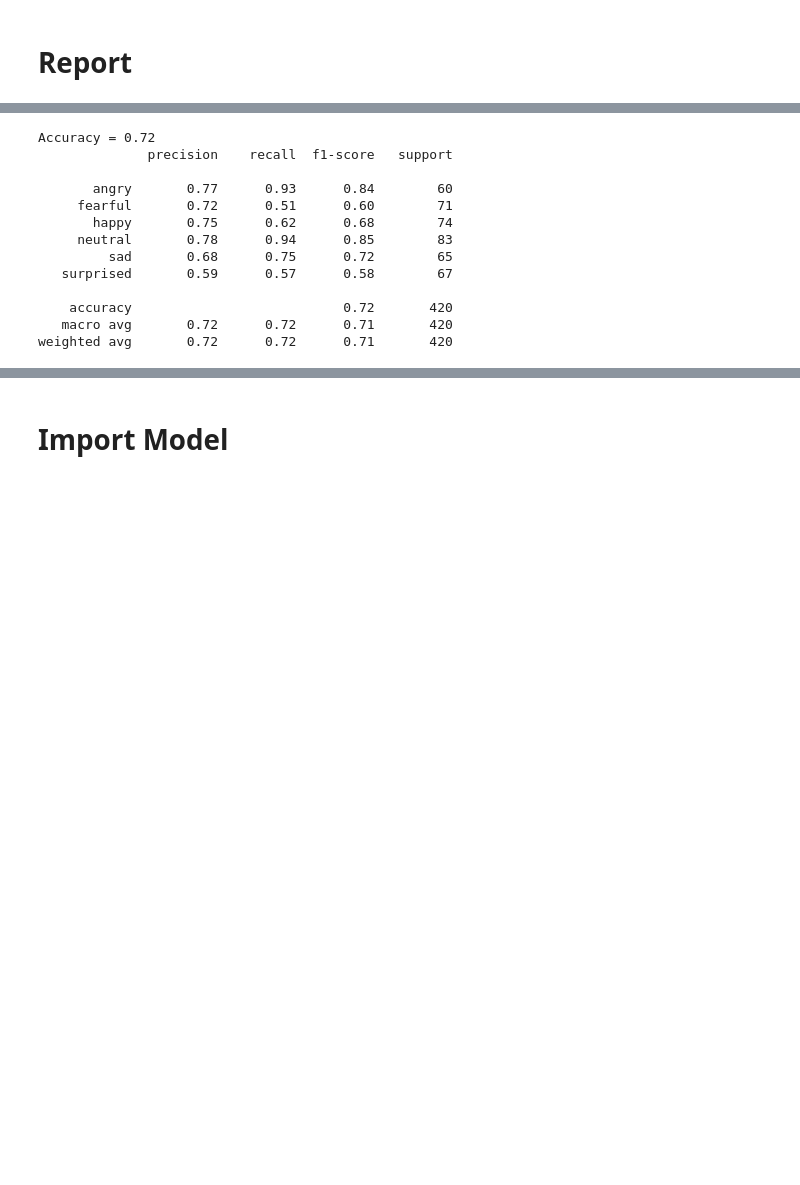
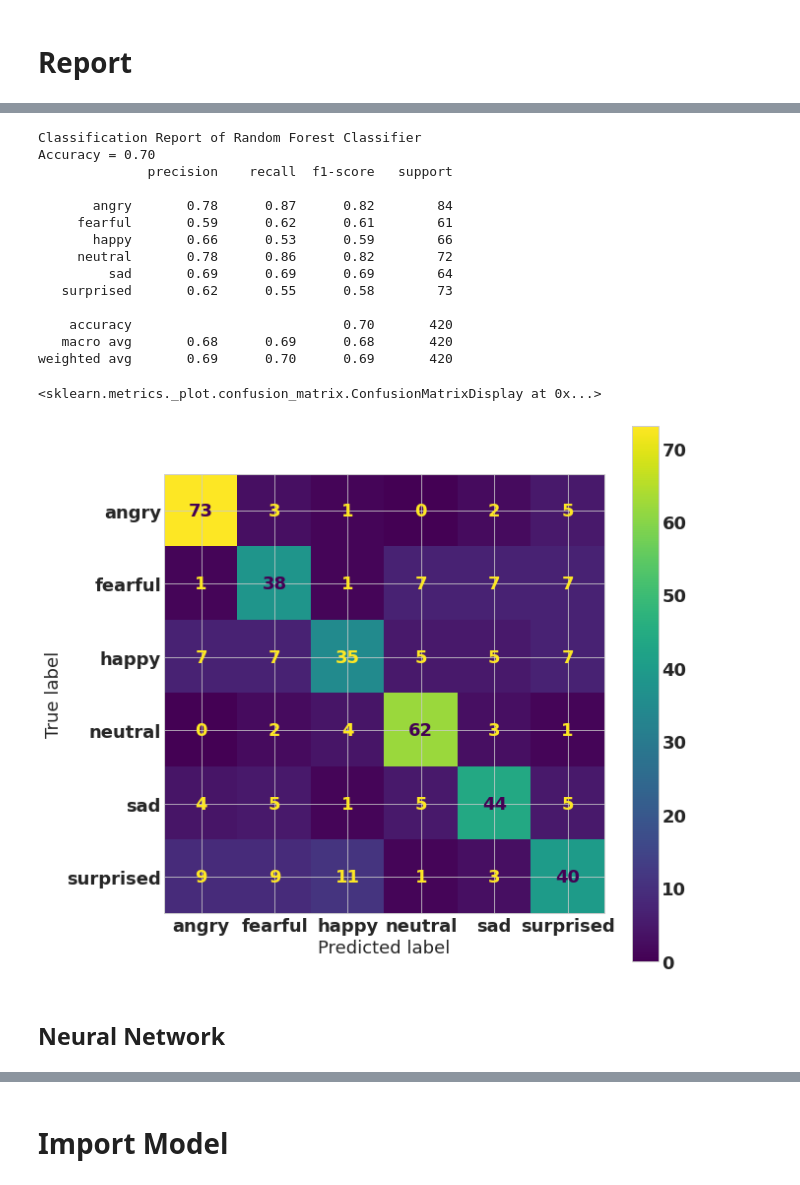
Before and after one commit to 2black0/sound-emotion-recognition-javanese, a Jupyter notebook: penelitian_kln_2021_ser_beais_github.ipynb, the cells around one changed output, grey strips where cells are left out. Saved outputs shown, nothing was run; the diff lists cells and outputs as text; code cells hidden in the pictures; blank space fills up the shorter version.

```diff
--- a/penelitian_kln_2021_ser_beais_github.ipynb
+++ b/penelitian_kln_2021_ser_beais_github.ipynb
@@ -478,19 +405,34 @@ weighted avg       0.70      0.71      0.70       420
 # %%
 #cetak precision, recall, f1-score, dan support dari Random Forest Classifier
-print("Accuracy = %0.2f" % accuracy_score(y_tests, y_pred[2]))
-print(classification_report(y_tests, y_pred[2]))
+y_pred=classifiers[2].predict(x_tests)
+
+print("Classification Report of Random Forest Classifier")
+print("Accuracy = %0.2f" % accuracy_score(y_tests, y_pred))
+print(classification_report(y_tests, y_pred))
 # %% [output]
-Accuracy = 0.72
+Classification Report of Random Forest Classifier
+Accuracy = 0.70
               precision    recall  f1-score   support
 
-       angry       0.77      0.93      0.84        60
-     fearful       0.72      0.51      0.60        71
-       happy       0.75      0.62      0.68        74
-     neutral       0.78      0.94      0.85        83
-         sad       0.68      0.75      0.72        65
-   surprised       0.59      0.57      0.58        67
+       angry       0.78      0.87      0.82        84
+     fearful       0.59      0.62      0.61        61
+       happy       0.66      0.53      0.59        66
+     neutral       0.78      0.86      0.82        72
+         sad       0.69      0.69      0.69        64
+   surprised       0.62      0.55      0.58        73
 
-    accuracy                           0.72       420
-   macro avg       0.72      0.72      0.71       420
-weighted avg       0.72      0.72      0.71       420
+    accuracy                           0.70       420
+   macro avg       0.68      0.69      0.68       420
+weighted avg       0.69      0.70      0.69       420
+# %%
+#plot confusion matrix Nearest Neighbors Classifier
+cm = confusion_matrix(y_tests, y_pred)
+cmp = ConfusionMatrixDisplay(cm, display_labels=classifiers[2].classes_)
+fig, ax = plt.subplots(figsize=(10,10))
+cmp.plot(ax=ax)
+# %% [output]
+<sklearn.metrics._plot.confusion_matrix.ConfusionMatrixDisplay at 0x...>
+[figure, added]
+# %% [markdown]
+## Neural Network
 # %%
```
Also changed, not shown: parts of 48 cells of this notebook, 3 other files.
